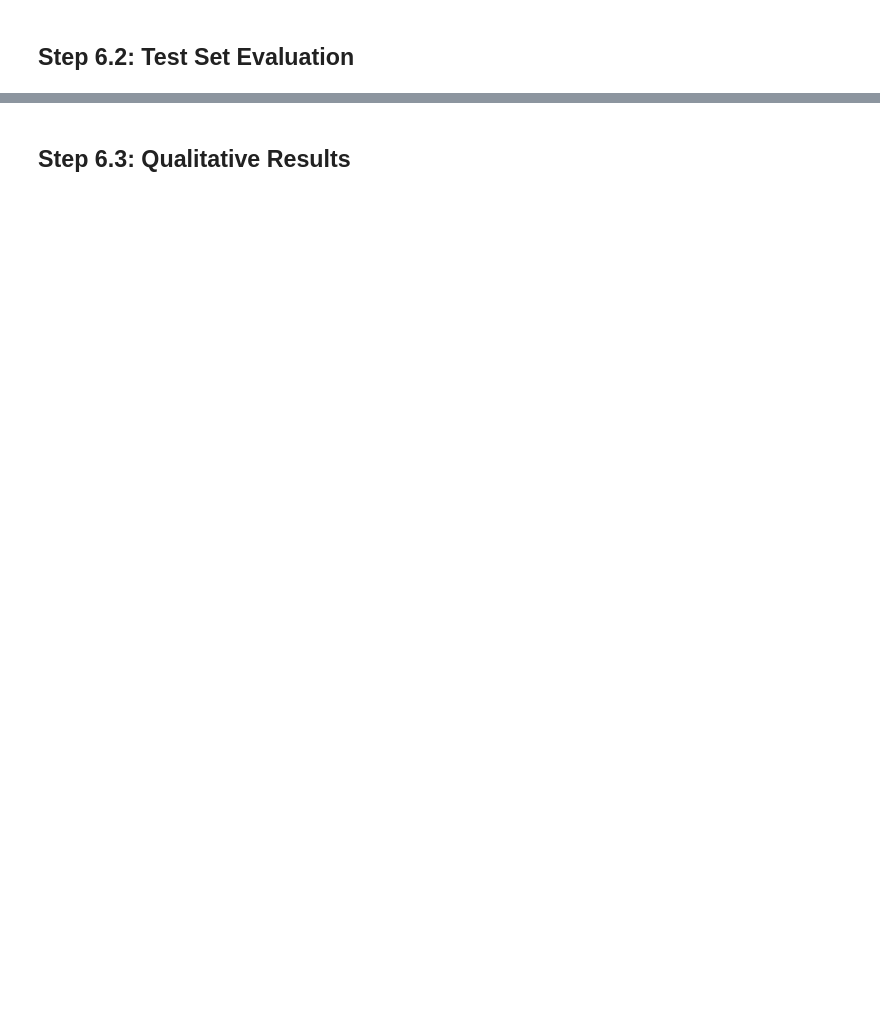
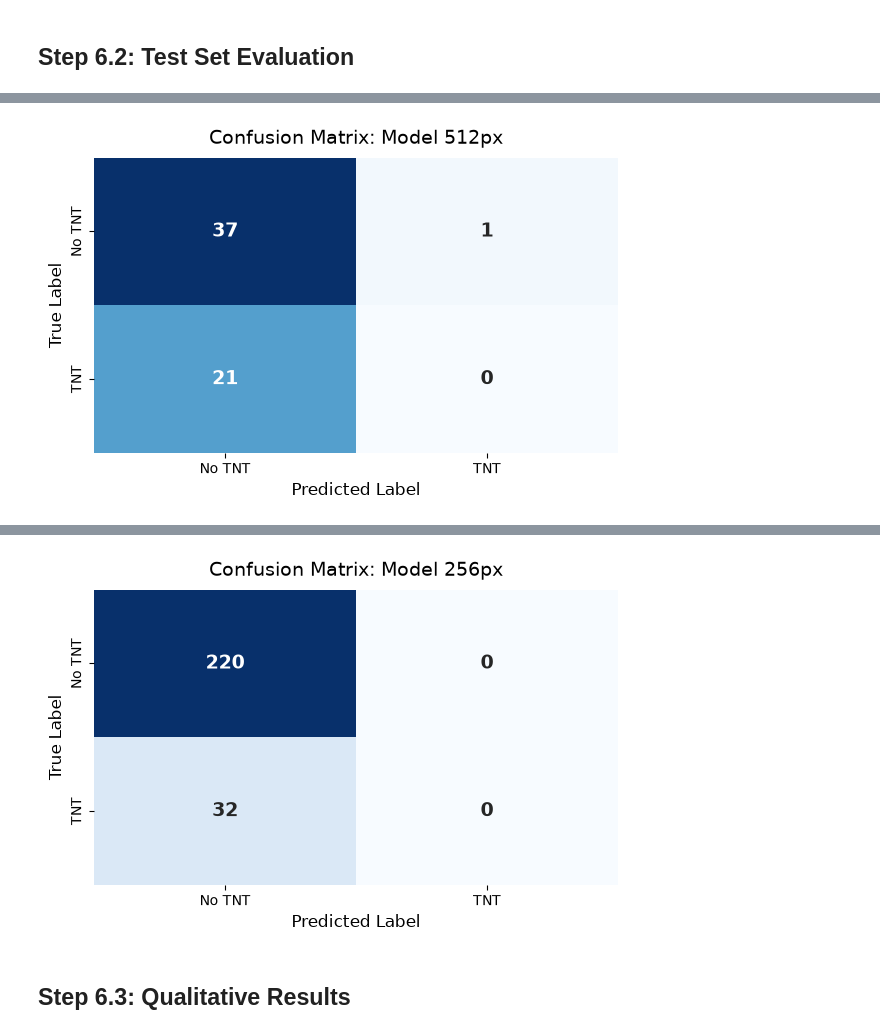
Before and after one commit to mjoslin-ai/magnimind_transfer_learning, a Jupyter notebook: tnt_detection_in_cancer_cells/tnt.ipynb, the cells around one changed output, grey strips where cells are left out. Saved outputs shown, nothing was run; the diff lists cells and outputs as text; code cells hidden in the pictures; blank space fills up the shorter version.

```diff
--- a/tnt_detection_in_cancer_cells/tnt.ipynb
+++ b/tnt_detection_in_cancer_cells/tnt.ipynb
@@ -381,2 +974,76 @@ U-Net model
 # %% [markdown]
 ## Step 6.2: Test Set Evaluation
+# %%
+def evaluate_on_test_set(model, dataloader, device):
+    """
+    Evaluates the model on the provided dataloader and returns true labels and predictions.
+    """
+    model.eval()
+    y_true = []
+    y_pred = []
+
+    with torch.no_grad():
+        for images, labels in dataloader:
+            images = images.to(device)
+            labels = labels.to(device).float()
+
+            # Forward pass
+            outputs = model(images).squeeze(-1)
+            probs = torch.sigmoid(outputs)
+            preds = (probs >= 0.5).float()
+
+            # Store results
+            y_true.extend(labels.cpu().numpy())
+            y_pred.extend(preds.cpu().numpy())
+
+    return np.array(y_true), np.array(y_pred)
+
+def generate_evaluation_report(y_true, y_pred, model_name):
+    """
+    Prints the classification report and plots the confusion matrix.
+    """
+    # Calculate Test Accuracy
+    acc = accuracy_score(y_true, y_pred)
+    print(f"\n{'='*50}")
+    print(f"=== Evaluation Results: {model_name} ===")
+    print(f"{'='*50}")
+    print(f"Test Accuracy: {acc:.4f}\n")
+
+    # Classification Report
+    print("--- Classification Report ---")
+    print(classification_report(y_true, y_pred, target_names=['No TNT (0)', 'TNT (1)']))
+
+    # Confusion Matrix Plot
+    cm = confusion_matrix(y_true, y_pred)
+    plt.figure(figsize=(6, 4))
+    sns.heatmap(cm, annot=True, fmt='d', cmap='Blues',
+                xticklabels=['No TNT', 'TNT'],
+                yticklabels=['No TNT', 'TNT'],
+                cbar=False,
+                annot_kws={"size": 14, "weight": "bold"})
+
+    plt.title(f'Confusion Matrix: {model_name}', fontsize=14, pad=10)
+    plt.ylabel('True Label', fontsize=12)
+    plt.xlabel('Predicted Label', fontsize=12)
+    plt.tight_layout()
+
+    # Save the confusion matrix plot
+    file_name = f"confusion_matrix_{model_name.replace(' ', '_').lower()}.png"
+    plt.savefig(file_name, dpi=300, bbox_inches='tight')
+    plt.show()
+
+
+# Evaluate 512px Model
+print("Loading final best checkpoint for 512px model...")
+load_checkpoint(filepath="checkpoints/final_best_512.pth", model=model_512, device=device)
+
+y_true_512, y_pred_512 = evaluate_on_test_set(model_512, test_loader_512, device)
+generate_evaluation_report(y_true_512, y_pred_512, "Model 512px")
+
+# Evaluate 256px Model
+print("\nLoading final best checkpoint for 256px model...")
+load_checkpoint(filepath="checkpoints/final_best_256.pth", model=model_256, device=device)
+
+y_true_256, y_pred_256 = evaluate_on_test_set(model_256, test_loader_256, device)
+generate_evaluation_report(y_true_256, y_pred_256, "Model 256px")
+# %% [output]
@@ -382,0 +1067 @@ U-Net model
+[figure, added]
@@ -383,2 +1085,3 @@ U-Net model
+[figure, added]
 # %% [markdown]
 ## Step 6.3: Qualitative Results
```
Also changed, not shown: parts of 12 cells of this notebook.
